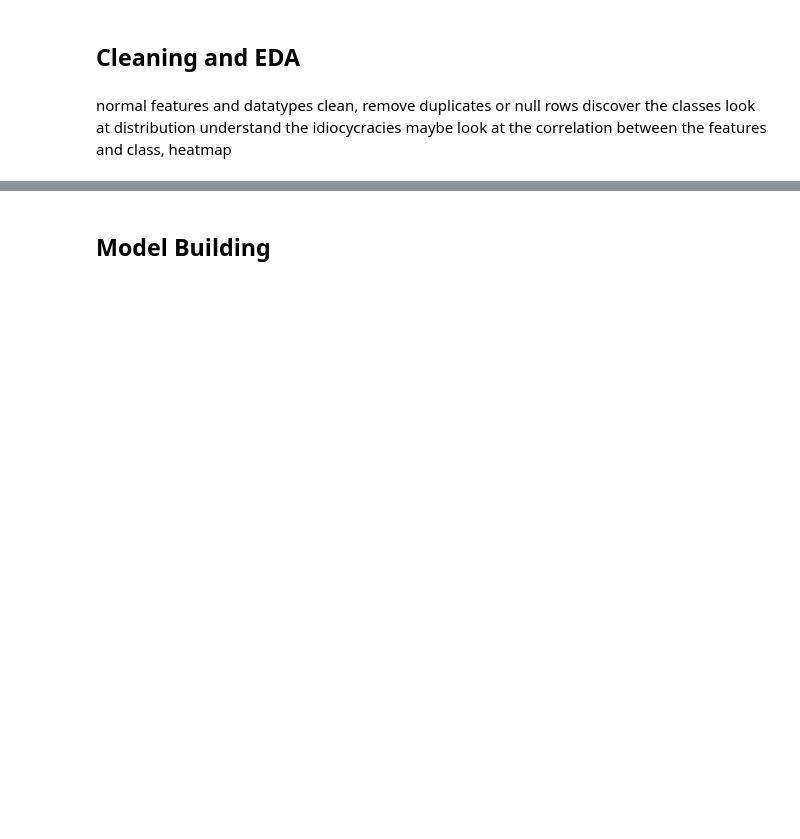
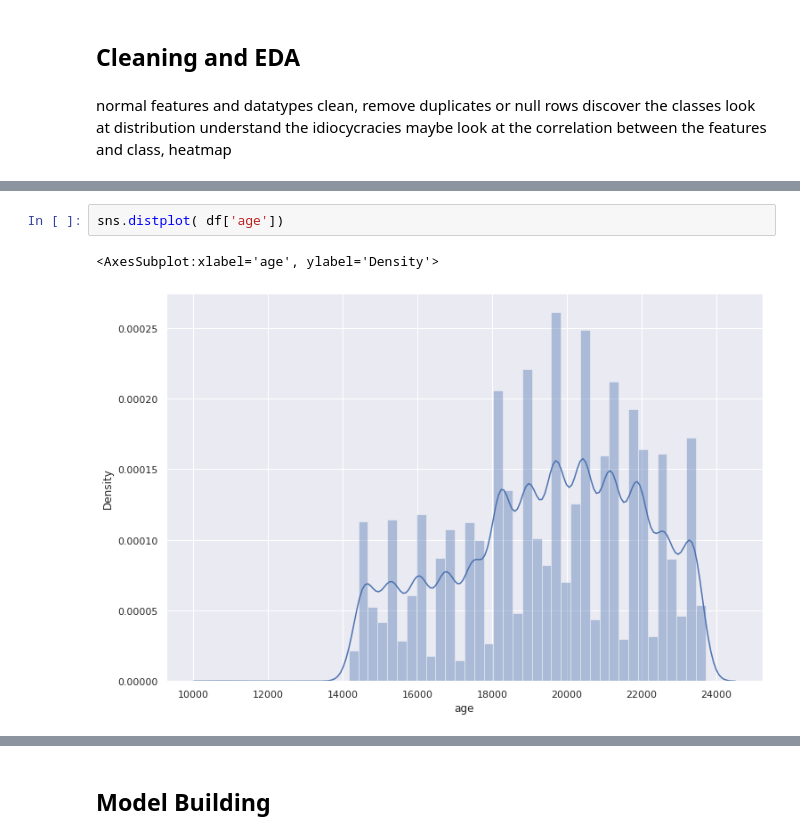
Before and after one commit to HumanClone/Logistic-Regression, a Jupyter notebook: Logistic Regression P2.ipynb, the cells around one changed output, grey strips where cells are left out. Drawn from its saved outputs; the diff is of its cells as text; blank space fills up the shorter version.

```diff
--- a/Logistic Regression P2.ipynb
+++ b/Logistic Regression P2.ipynb
@@ -53,0 +137,5 @@ maybe look at the correlation between the features and class, heatmap
+# %%
+sns.distplot( df['age'])
+# %% [output]
+<AxesSubplot:xlabel='age', ylabel='Density'>
+[figure, added]
```
Also changed, not shown: parts of 46 cells of this notebook, 5 other files.
